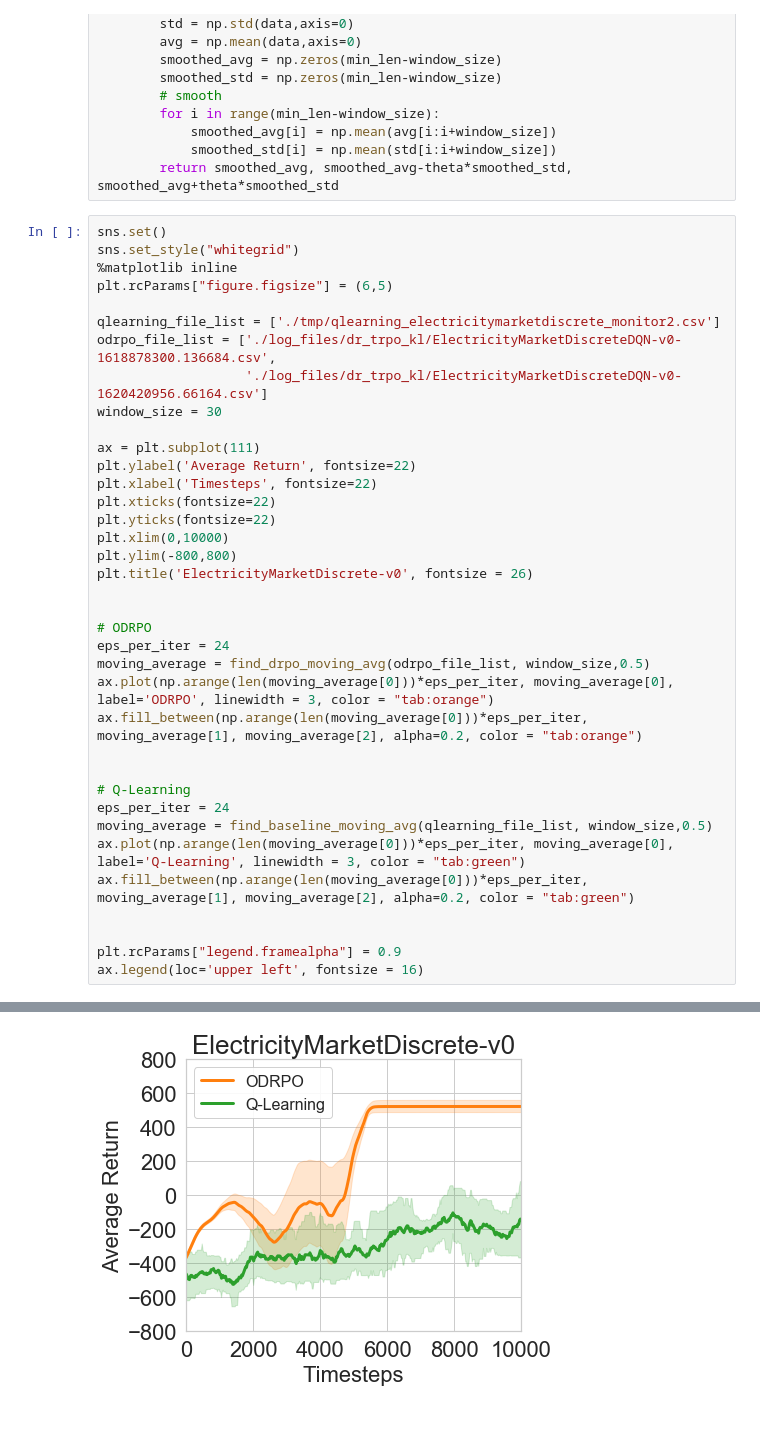
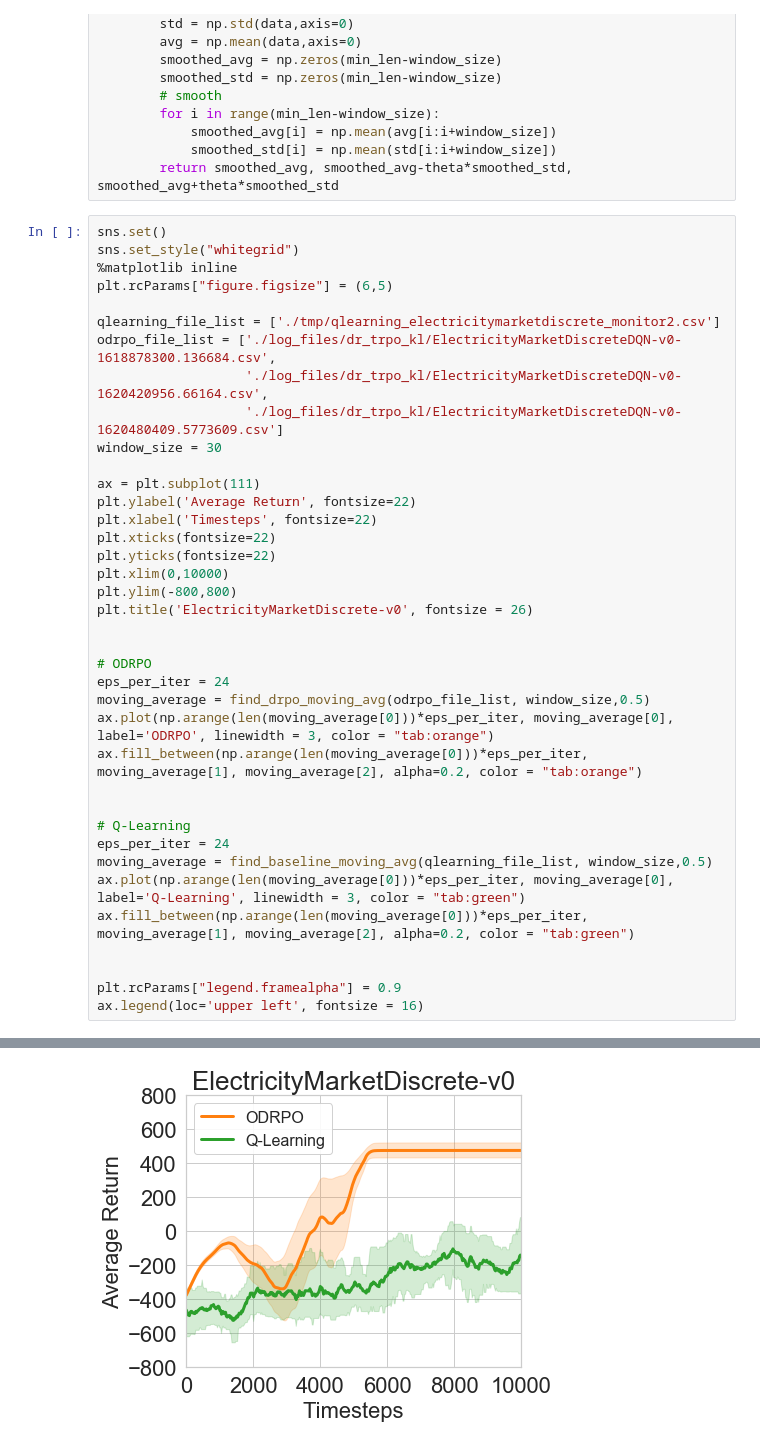
Before and after one commit to kadysongbb/efficient-wpo, a Jupyter notebook: discrete_control/view_training_discrete_EM.ipynb, the cells around one changed output, grey strips where cells are left out. Drawn from its saved outputs; the diff is of its cells as text.

```diff
--- a/discrete_control/view_training_discrete_EM.ipynb
+++ b/discrete_control/view_training_discrete_EM.ipynb
@@ -69,35 +69,36 @@ plt.rcParams["figure.figsize"] = (6,5)
 
 qlearning_file_list = ['./tmp/qlearning_electricitymarketdiscrete_monitor2.csv']
 odrpo_file_list = ['./log_files/dr_trpo_kl/ElectricityMarketDiscreteDQN-v0-1618878300.136684.csv',
-                   './log_files/dr_trpo_kl/ElectricityMarketDiscreteDQN-v0-1620420956.66164.csv']
+                   './log_files/dr_trpo_kl/ElectricityMarketDiscreteDQN-v0-1620420956.66164.csv',
+                   './log_files/dr_trpo_kl/ElectricityMarketDiscreteDQN-v0-1620480409.5773609.csv']
 window_size = 30
 
 ax = plt.subplot(111)
 plt.ylabel('Average Return', fontsize=22)
 plt.xlabel('Timesteps', fontsize=22)
 plt.xticks(fontsize=22)
 plt.yticks(fontsize=22)
 plt.xlim(0,10000)
 plt.ylim(-800,800)
 plt.title('ElectricityMarketDiscrete-v0', fontsize = 26)
 
 
 # ODRPO
 eps_per_iter = 24
 moving_average = find_drpo_moving_avg(odrpo_file_list, window_size,0.5)
 ax.plot(np.arange(len(moving_average[0]))*eps_per_iter, moving_average[0], label='ODRPO', linewidth = 3, color = "tab:orange")
 ax.fill_between(np.arange(len(moving_average[0]))*eps_per_iter, moving_average[1], moving_average[2], alpha=0.2, color = "tab:orange")
 
 
 # Q-Learning
 eps_per_iter = 24
 moving_average = find_baseline_moving_avg(qlearning_file_list, window_size,0.5)
 ax.plot(np.arange(len(moving_average[0]))*eps_per_iter, moving_average[0], label='Q-Learning', linewidth = 3, color = "tab:green")
 ax.fill_between(np.arange(len(moving_average[0]))*eps_per_iter, moving_average[1], moving_average[2], alpha=0.2, color = "tab:green")
 
 
 plt.rcParams["legend.framealpha"] = 0.9
 ax.legend(loc='upper left', fontsize = 16)
 # %% [output]
 <matplotlib.legend.Legend at 0x...>
-[figure, old version]
+[figure, new version]
```
Also changed, not shown: 2 other files.
